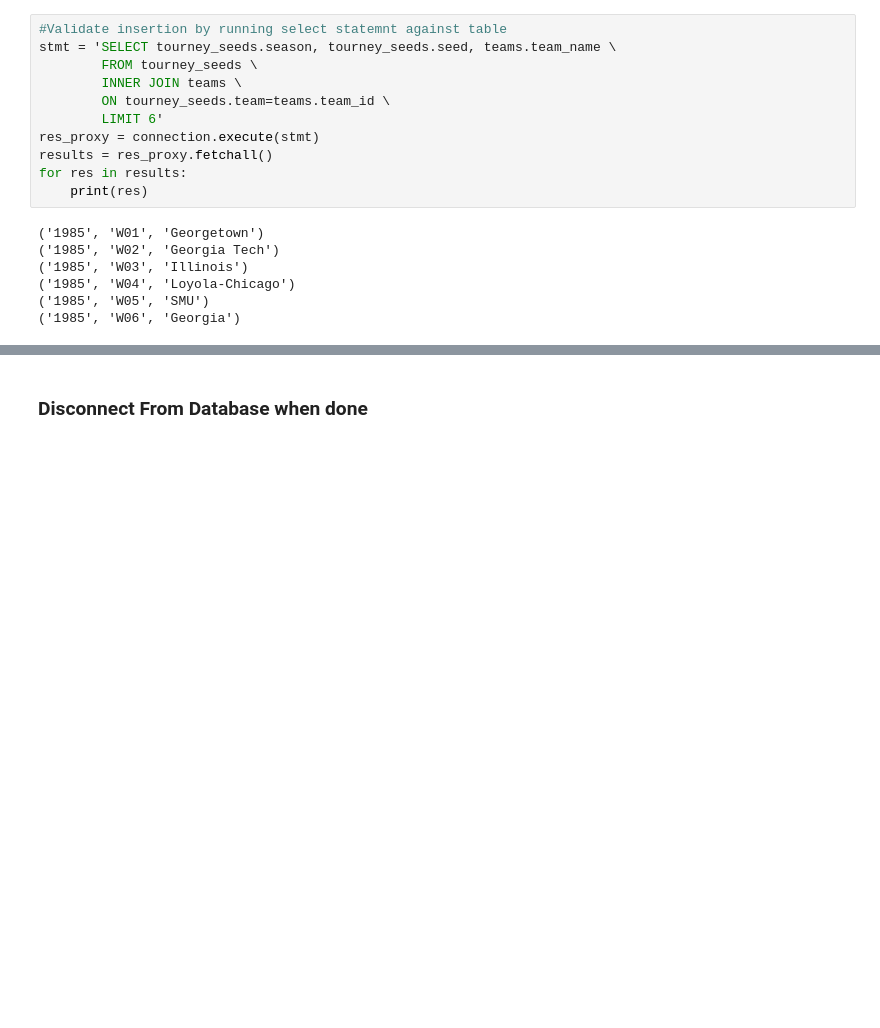
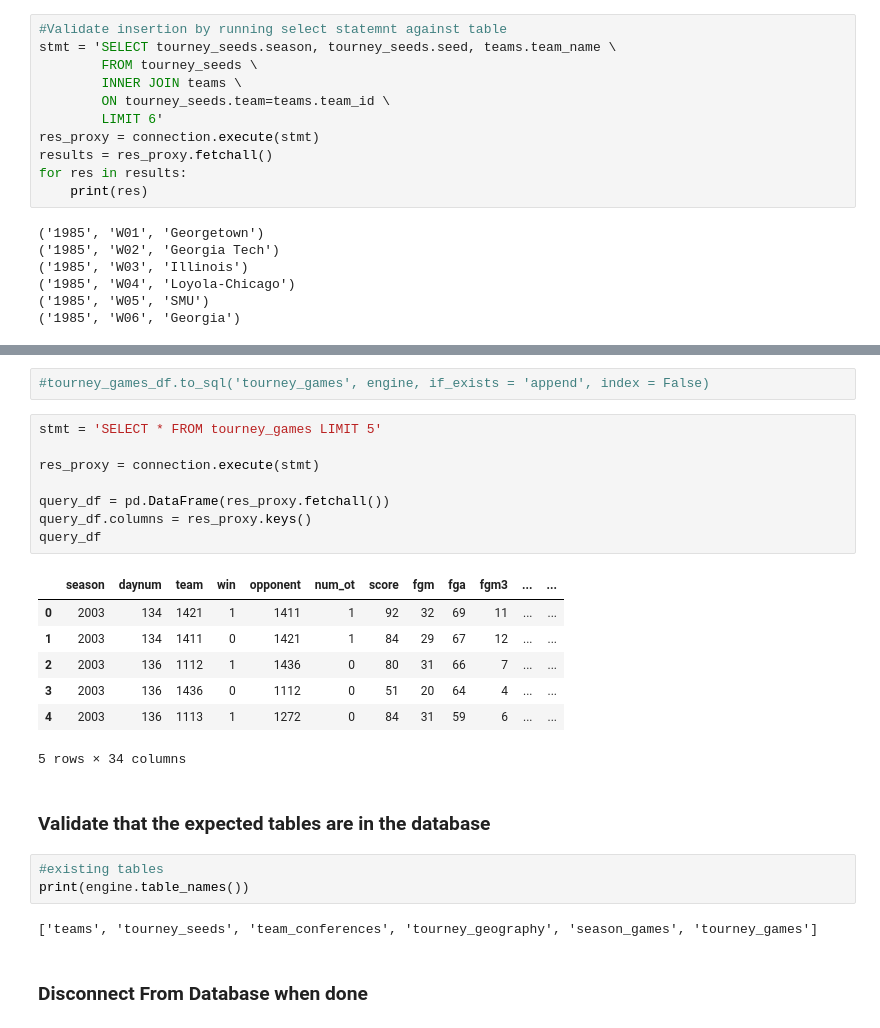
Before and after one commit to agbs2k8/Git_Tracked_Notebooks, a Jupyter notebook: NCAA_Tourney_Database_Creation.ipynb, the cells around one changed output, grey strips where cells are left out. Cells and saved outputs as stored; diff of their text form; blank space fills up the shorter version.

```diff
--- a/NCAA_Tourney_Database_Creation.ipynb
+++ b/NCAA_Tourney_Database_Creation.ipynb
@@ -166,3 +436,28 @@ for res in results:
+# %%
+#tourney_games_df.to_sql('tourney_games', engine, if_exists = 'append', index = False)
+# %%
+stmt = 'SELECT * FROM tourney_games LIMIT 5'
+
+res_proxy = connection.execute(stmt)
+
+query_df = pd.DataFrame(res_proxy.fetchall())
+query_df.columns = res_proxy.keys()
+query_df
+# %% [output]
+|  | season | daynum | team | win | opponent | num_ot | score | fgm | fga | fgm3 | ... | ... |
+| 0 | 2003 | 134 | 1421 | 1 | 1411 | 1 | 92 | 32 | 69 | 11 | ... | ... |
+| 1 | 2003 | 134 | 1411 | 0 | 1421 | 1 | 84 | 29 | 67 | 12 | ... | ... |
+| 2 | 2003 | 136 | 1112 | 1 | 1436 | 0 | 80 | 31 | 66 | 7 | ... | ... |
+| 3 | 2003 | 136 | 1436 | 0 | 1112 | 0 | 51 | 20 | 64 | 4 | ... | ... |
+| 4 | 2003 | 136 | 1113 | 1 | 1272 | 0 | 84 | 31 | 59 | 6 | ... | ... |
+5 rows × 34 columns
+# %% [markdown]
+### Validate that the expected tables are in the database
+# %%
+#existing tables
+print(engine.table_names())
+# %% [output]
+['teams', 'tourney_seeds', 'team_conferences', 'tourney_geography', 'season_games', 'tourney_games']
 # %% [markdown]
 ### Disconnect From Database when done
 # %%
```
Also changed, not shown: parts of 38 cells of this notebook.
